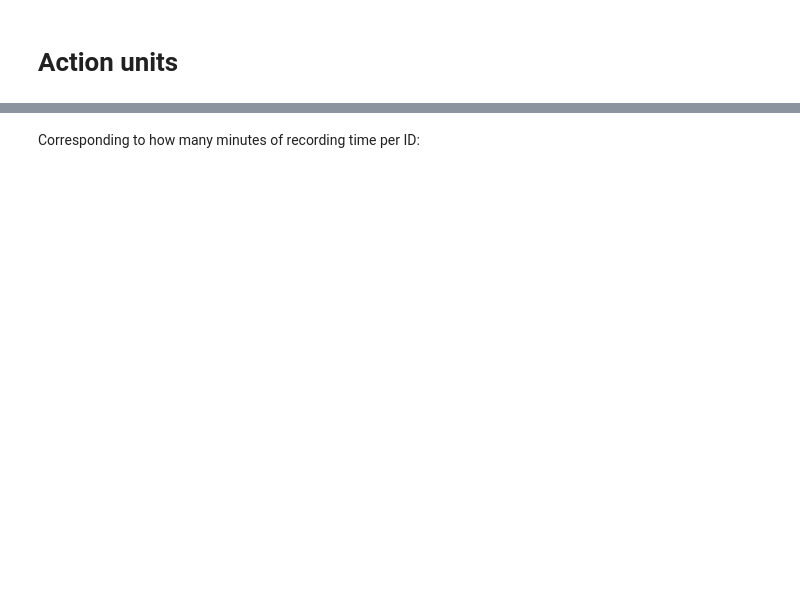
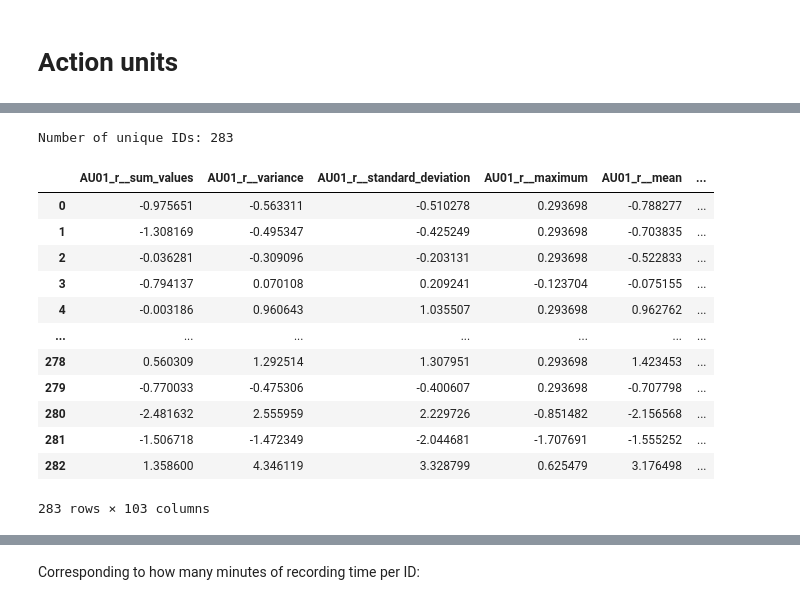
Before and after one commit to DionneSpaltman/predicting_VVR, a Jupyter notebook: processing/04_descriptives.ipynb, the cells around one changed output, grey strips where cells are left out. Cells and saved outputs as stored; diff of their text form; code cells hidden in the pictures; blank space fills up the shorter version.

```diff
--- a/processing/04_descriptives.ipynb
+++ b/processing/04_descriptives.ipynb
@@ -98 +112,49 @@ Name: Gender, dtype: int64
+# %%
+# Count the unique IDs in the action_units DataFrame
+unique_id_count = extracted_action_units['ID'].nunique()
+
+# Display the count of unique IDs
+print("Number of unique IDs:", unique_id_count)
+# %% [output]
+Number of unique IDs: 283
+# %%
+# List of IDs to filter
+id_list = [7, 23, 24, 25, 26, 27, 28, 29, 30, 31, 32, 33, 34, 35, 36, 37, 38, 39, 40, 41, 42, 43, 44,
+           45, 46, 47, 48, 49, 50, 51, 52, 53, 54, 55, 57, 58, 59, 60, 61, 62, 63, 64, 65, 66, 67, 68,
+           69, 70, 71, 72, 73, 74, 75, 76, 77, 78, 79, 80, 81, 82, 83, 84, 85, 87, 88, 89, 91, 92, 93,
+           94, 95, 96, 97, 98, 99, 100, 101, 102, 103, 104, 105, 106, 107, 108, 109, 110, 111, 112, 113,
+           114, 115, 116, 117, 118, 119, 120, 121, 122, 123, 124, 125, 126, 127, 128, 129, 130, 131, 132,
+           133, 134, 135, 136, 137, 138, 139, 140, 141, 142, 143, 144, 145, 146, 147, 148, 149, 150, 151,
+           152, 153, 154, 155, 156, 157, 158, 159, 160, 161, 162, 163, 164, 165, 166, 167, 168, 169, 170,
+           171, 172, 173, 174, 175, 176, 177, 178, 179, 180, 181, 182, 183, 184, 185, 186, 187, 188, 189,
+           190, 191, 192, 193, 194, 195, 196, 197, 198, 199, 200, 201, 202, 203, 204, 205, 206, 207, 208,
+           209, 210, 211, 216, 217, 218, 219, 220, 221, 222, 223, 224, 225, 226, 227, 228, 229, 230, 231,
+           232, 233, 234, 235, 236, 237, 238, 239, 240, 241, 242, 243, 244, 245, 246, 247, 248, 249, 250,
+           251, 252, 253, 254, 255, 256, 257, 258, 259, 260, 261, 262, 278, 279, 280, 281, 282, 283, 284,
+           285, 286, 287, 288, 289, 290, 291, 292, 293, 294, 295, 296, 297, 298, 299, 300, 301, 302, 303,
+           304, 305, 306, 307, 308, 309, 310, 311, 312, 313, 314, 315, 316, 317, 318, 319, 321, 322, 323,
+           325, 329, 330, 331]
+# %%
+# Filter the DataFrame to include only rows with IDs in the specified list
+filtered_action_units = extracted_action_units[extracted_action_units['ID'].isin(id_list)]
+
+if 'Unnamed: 0' in filtered_action_units.columns:
+    filtered_action_units.drop(columns=['Unnamed: 0'], inplace=True)
+
+# Display the filtered DataFrame
+display(filtered_action_units)
+# %% [output]
+|  | AU01_r__sum_values | AU01_r__variance | AU01_r__standard_deviation | AU01_r__maximum | AU01_r__mean | ... |
+| 0 | -0.975651 | -0.563311 | -0.510278 | 0.293698 | -0.788277 | ... |
+| 1 | -1.308169 | -0.495347 | -0.425249 | 0.293698 | -0.703835 | ... |
+| 2 | -0.036281 | -0.309096 | -0.203131 | 0.293698 | -0.522833 | ... |
+| 3 | -0.794137 | 0.070108 | 0.209241 | -0.123704 | -0.075155 | ... |
+| 4 | -0.003186 | 0.960643 | 1.035507 | 0.293698 | 0.962762 | ... |
+| ... | ... | ... | ... | ... | ... | ... |
+| 278 | 0.560309 | 1.292514 | 1.307951 | 0.293698 | 1.423453 | ... |
+| 279 | -0.770033 | -0.475306 | -0.400607 | 0.293698 | -0.707798 | ... |
+| 280 | -2.481632 | 2.555959 | 2.229726 | -0.851482 | -2.156568 | ... |
+| 281 | -1.506718 | -1.472349 | -2.044681 | -1.707691 | -1.555252 | ... |
+| 282 | 1.358600 | 4.346119 | 3.328799 | 0.625479 | 3.176498 | ... |
+283 rows × 103 columns
 # %%
```
Also changed, not shown: parts of 17 cells of this notebook.
